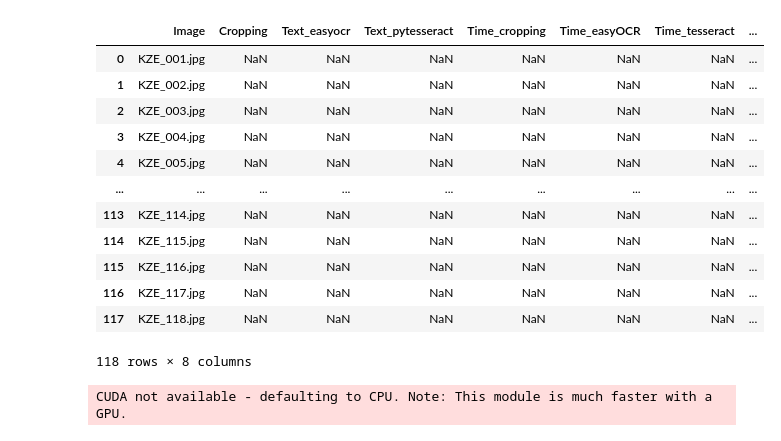
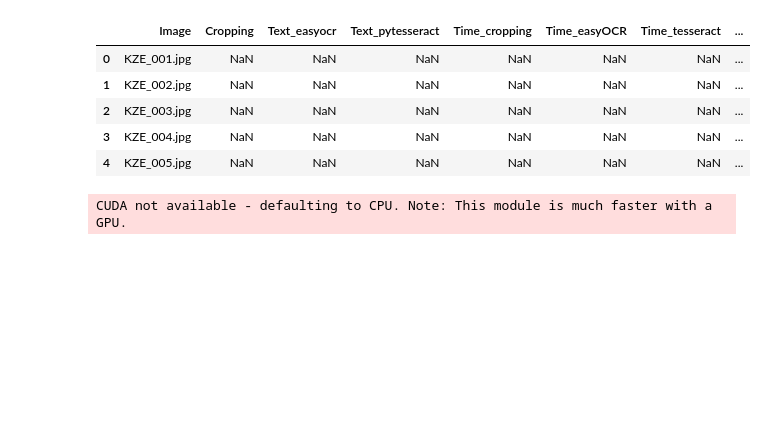
Before and after one commit to 1337DS/SmartGarage, a Jupyter notebook: Pipeline Kennzeichen.ipynb, the cells around one changed output. Drawn from its saved outputs; the diff is of its cells as text; code cells hidden in the pictures; blank space fills up the shorter version.

```diff
--- a/Pipeline Kennzeichen.ipynb
+++ b/Pipeline Kennzeichen.ipynb
@@ -32,21 +38,14 @@ df.Image=images
 labels = pd.read_csv("./data/labels.csv", sep=";")
 df = df.merge(labels, on="Image")
 # %%
-df
+df[:5]
 # %% [output]
 |  | Image | Cropping | Text_easyocr | Text_pytesseract | Time_cropping | Time_easyOCR | Time_tesseract | ... |
 | 0 | KZE_001.jpg | NaN | NaN | NaN | NaN | NaN | NaN | ... |
 | 1 | KZE_002.jpg | NaN | NaN | NaN | NaN | NaN | NaN | ... |
 | 2 | KZE_003.jpg | NaN | NaN | NaN | NaN | NaN | NaN | ... |
 | 3 | KZE_004.jpg | NaN | NaN | NaN | NaN | NaN | NaN | ... |
 | 4 | KZE_005.jpg | NaN | NaN | NaN | NaN | NaN | NaN | ... |
-| ... | ... | ... | ... | ... | ... | ... | ... | ... |
-| 113 | KZE_114.jpg | NaN | NaN | NaN | NaN | NaN | NaN | ... |
-| 114 | KZE_115.jpg | NaN | NaN | NaN | NaN | NaN | NaN | ... |
-| 115 | KZE_116.jpg | NaN | NaN | NaN | NaN | NaN | NaN | ... |
-| 116 | KZE_117.jpg | NaN | NaN | NaN | NaN | NaN | NaN | ... |
-| 117 | KZE_118.jpg | NaN | NaN | NaN | NaN | NaN | NaN | ... |
-118 rows × 8 columns
 # %%
 easyocr_reader = easyocr.Reader(['en']) # Funktioniert in diesem Fall besser als Deutsch
 pytesseract.pytesseract.tesseract_cmd = r"C:\Users\misarasa\AppData\Local\Programs\Tesseract-OCR\tesseract.exe" # Bitte anpassen
```
Also changed, not shown: parts of 4 cells of this notebook, 2 other files.
